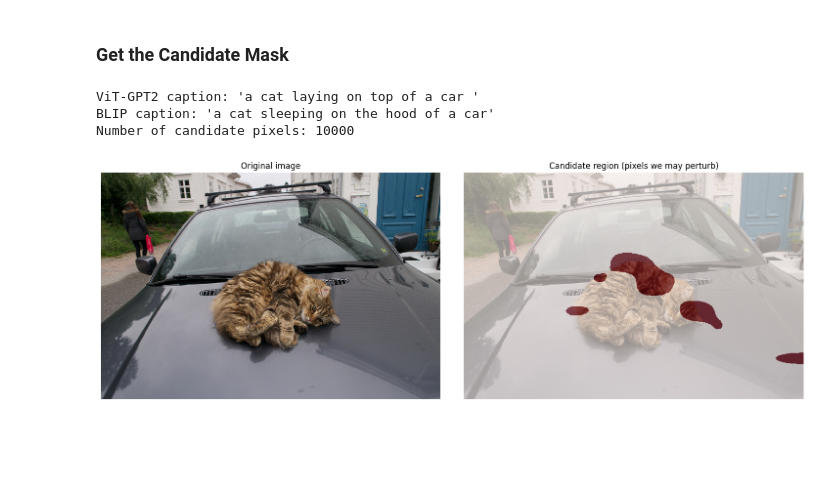
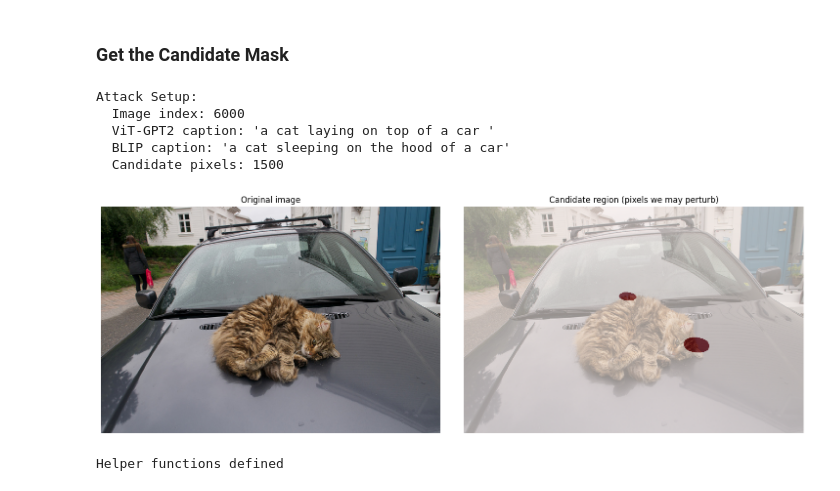
Before and after one commit to seue24/Advanced-Machine-Learning-for-Natural-Language-Processing, a Jupyter notebook: Yoshi_Notebook_2.ipynb, the cells around one changed output. Cells and saved outputs as stored; diff of their text form; code cells hidden in the pictures; blank space fills up the shorter version.

Commit message:
Mit BLIP

```diff
--- a/Yoshi_Notebook_2.ipynb
+++ b/Yoshi_Notebook_2.ipynb
@@ -315,30 +315,35 @@ def show_candidate_region(img, attention_heatmap, candidate_pixels):
 # %%
 ATTACK_IDX = idx
 
-# Image and Ground Truth Captions
+# Load image
 base_img, gt_caps = get_image(ATTACK_IDX)
 
 # Get base captions from BOTH models
-base_caption_vit, cross_attentions, _ = generate_caption_and_attention(base_img)
-base_caption_blip = generate_blip_caption(base_img)
+base_caption_vit, cross_attentions, _ = generate_caption_and_attention(base_img, max_length=16)
+base_caption_blip = generate_blip_caption(base_img, max_length=16)
 
-print(f"ViT-GPT2 caption: '{base_caption_vit}'")
-print(f"BLIP caption: '{base_caption_blip}'")
-# 3) Attention-Heatmap aggregieren
+# Aggregate attention (sentence-based)
 attention_heatmap = aggregate_cross_attention(cross_attentions, base_img.size)
 
-# 4) Top-k Pixel als Candidate Region wählen
-candidate_pixels = get_topk_candidate_pixels(attention_heatmap, k=10000)
+# Select candidate pixels
+TOPK_PIXELS = 1500
+candidate_pixels = get_topk_candidate_pixels(attention_heatmap, k=TOPK_PIXELS)
 
-print(f"Number of candidate pixels: {len(candidate_pixels)}")
+print(f"Attack Setup:")
+print(f"  Image index: {ATTACK_IDX}")
+print(f"  ViT-GPT2 caption: '{base_caption_vit}'")
+print(f"  BLIP caption: '{base_caption_blip}'")
+print(f"  Candidate pixels: {len(candidate_pixels)}")
 
-# 5) Candidate Region visualisieren
+# Visualize candidate region
 show_candidate_region(base_img, attention_heatmap, candidate_pixels)
 # %% [output]
-ViT-GPT2 caption: 'a cat laying on top of a car '
-BLIP caption: 'a cat sleeping on the hood of a car'
-Number of candidate pixels: 10000
+Attack Setup:
+  Image index: 6000
+  ViT-GPT2 caption: 'a cat laying on top of a car '
+  BLIP caption: 'a cat sleeping on the hood of a car'
+  Candidate pixels: 1500
-[figure, old version]
+[figure, new version]
 # %%
 def image_to_array(img):
     """Convert PIL image to uint8 numpy array of shape (H, W, 3)."""
@@ -364,18 +369,22 @@ def apply_perturbation(base_array, delta_vec, candidate_pixels):
     num_pixels = len(candidate_pixels)
     assert delta_vec.shape[0] == 3 * num_pixels, "delta_vec length mismatch"
 
-    # work on a float copy so we can add positive/negative deltas
+    # Work on a float copy so we can add positive/negative deltas
     perturbed = base_array.astype(np.float32).copy()
     deltas = delta_vec.reshape(num_pixels, 3)
 
     for (y, x), d in zip(candidate_pixels, deltas):
-        # add deltas to this pixel (R,G,B)
+        # Add deltas to this pixel (R,G,B)
         perturbed[y, x, :] += d
 
-    # clip back to valid image range
+    # Clip back to valid image range
     perturbed = np.clip(perturbed, 0, 255).astype(np.uint8)
     return array_to_image(perturbed)
 
 
-# base image as numpy array (used for all perturbations)
+# Base image as numpy array (used for all perturbations)
 base_array = image_to_array(base_img)
+
+print("Helper functions defined")
+# %% [output]
+Helper functions defined
```
Also changed, not shown: parts of 15 cells of this notebook.
